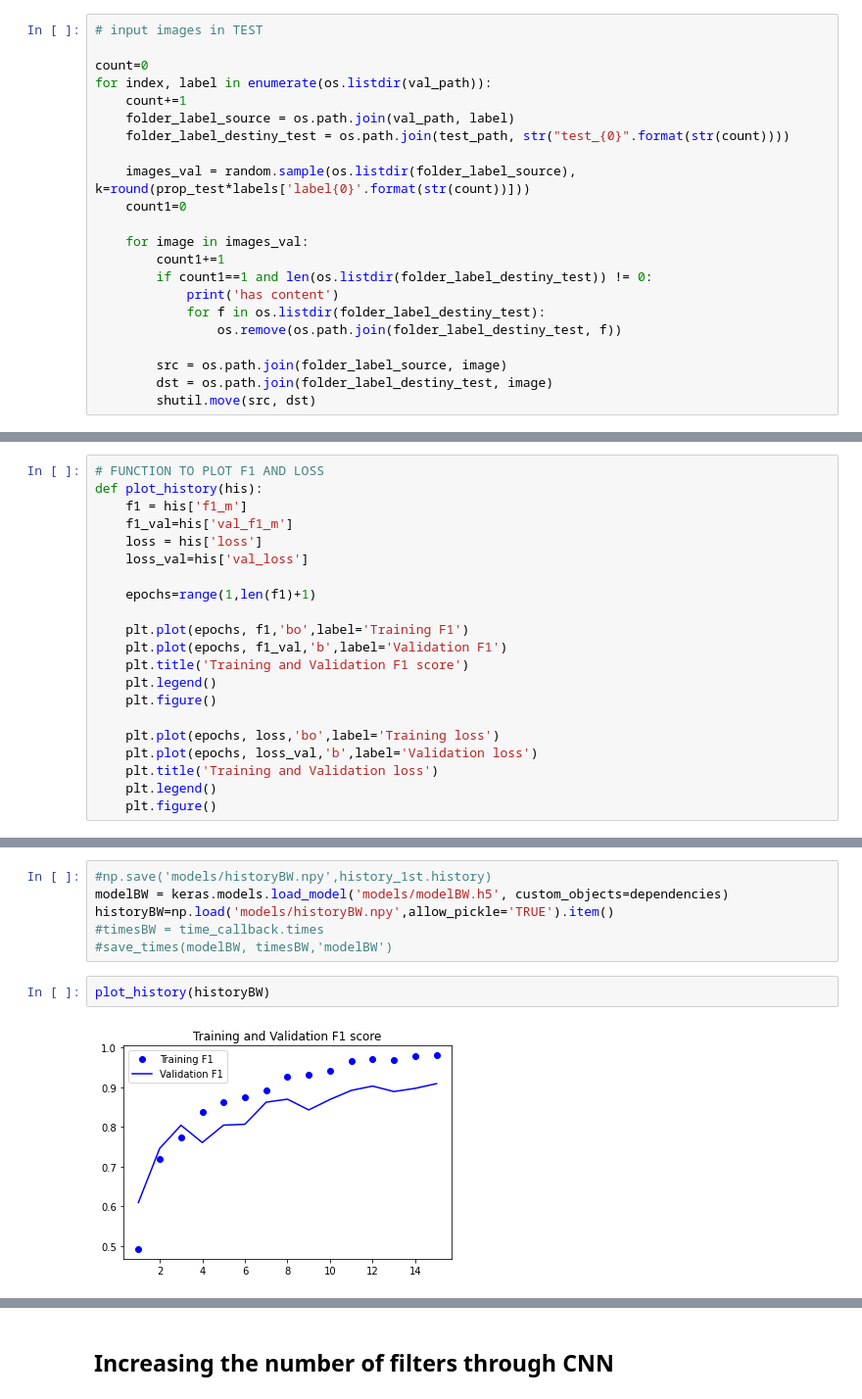
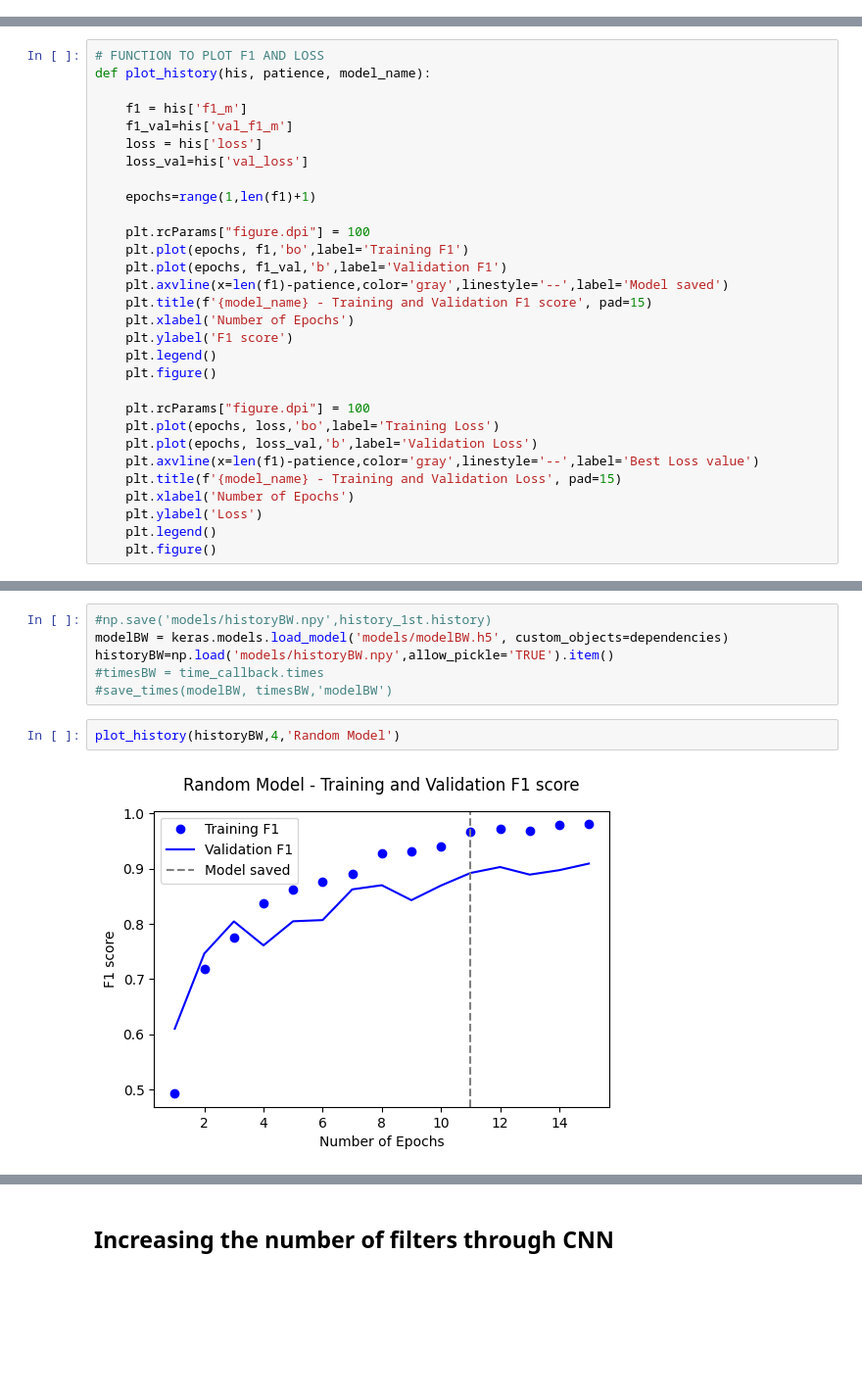
Before and after one commit to filipacarreira/DeepLearning_Project, a Jupyter notebook: DL_notebook.ipynb, the cells around one changed output, grey strips where cells are left out. Shown at 98% size. Saved outputs shown, nothing was run; the diff lists cells and outputs as text; blank space fills up the shorter version.

Commit message:
graphs

```diff
--- a/DL_notebook.ipynb
+++ b/DL_notebook.ipynb
@@ -152,25 +112,3 @@ labels['label3']=round(labels['label3']*prop_val_test)
 labels
 # %% [output]
 {'label1': 142, 'label2': 285, 'label3': 186}
-# %%
-# input images in TEST
-
-count=0
-for index, label in enumerate(os.listdir(val_path)):
-    count+=1
-    folder_label_source = os.path.join(val_path, label)
-    folder_label_destiny_test = os.path.join(test_path, str("test_{0}".format(str(count))))
-
-    images_val = random.sample(os.listdir(folder_label_source), k=round(prop_test*labels['label{0}'.format(str(count))]))
-    count1=0
-
-    for image in images_val:
-        count1+=1
-        if count1==1 and len(os.listdir(folder_label_destiny_test)) != 0:
-            print('has content')
-            for f in os.listdir(folder_label_destiny_test):
-                os.remove(os.path.join(folder_label_destiny_test, f))
-
-        src = os.path.join(folder_label_source, image)
-        dst = os.path.join(folder_label_destiny_test, image)
-        shutil.move(src, dst)
@@ -390,7 +329,8 @@ def save_times(model, times, name_model):
         df_times.to_csv(r'.\models\models_times.csv')
 # %%
 # FUNCTION TO PLOT F1 AND LOSS
-def plot_history(his):
+def plot_history(his, patience, model_name):
+
     f1 = his['f1_m']
     f1_val=his['val_f1_m']
     loss = his['loss']
@@ -398,15 +338,23 @@ def plot_history(his):
 
     epochs=range(1,len(f1)+1)
 
+    plt.rcParams["figure.dpi"] = 100
     plt.plot(epochs, f1,'bo',label='Training F1')
     plt.plot(epochs, f1_val,'b',label='Validation F1')
-    plt.title('Training and Validation F1 score')
+    plt.axvline(x=len(f1)-patience,color='gray',linestyle='--',label='Model saved')
+    plt.title(f'{model_name} - Training and Validation F1 score', pad=15)
+    plt.xlabel('Number of Epochs')
+    plt.ylabel('F1 score')
     plt.legend()
     plt.figure()
 
-    plt.plot(epochs, loss,'bo',label='Training loss')
-    plt.plot(epochs, loss_val,'b',label='Validation loss')
-    plt.title('Training and Validation loss')
+    plt.rcParams["figure.dpi"] = 100
+    plt.plot(epochs, loss,'bo',label='Training Loss')
+    plt.plot(epochs, loss_val,'b',label='Validation Loss')
+    plt.axvline(x=len(f1)-patience,color='gray',linestyle='--',label='Best Loss value')
+    plt.title(f'{model_name} - Training and Validation Loss', pad=15)
+    plt.xlabel('Number of Epochs')
+    plt.ylabel('Loss')
     plt.legend()
     plt.figure()
 # %%
@@ -488,6 +436,6 @@ historyBW=np.load('models/historyBW.npy',allow_pickle='TRUE').item()
 #timesBW = time_callback.times
 #save_times(modelBW, timesBW,'modelBW')
 # %%
-plot_history(historyBW)
+plot_history(historyBW,4,'Random Model')
 # %% [output]
-[figure, old version]
+[figure, new version]
```
Also changed, not shown: parts of 26 cells of this notebook.
